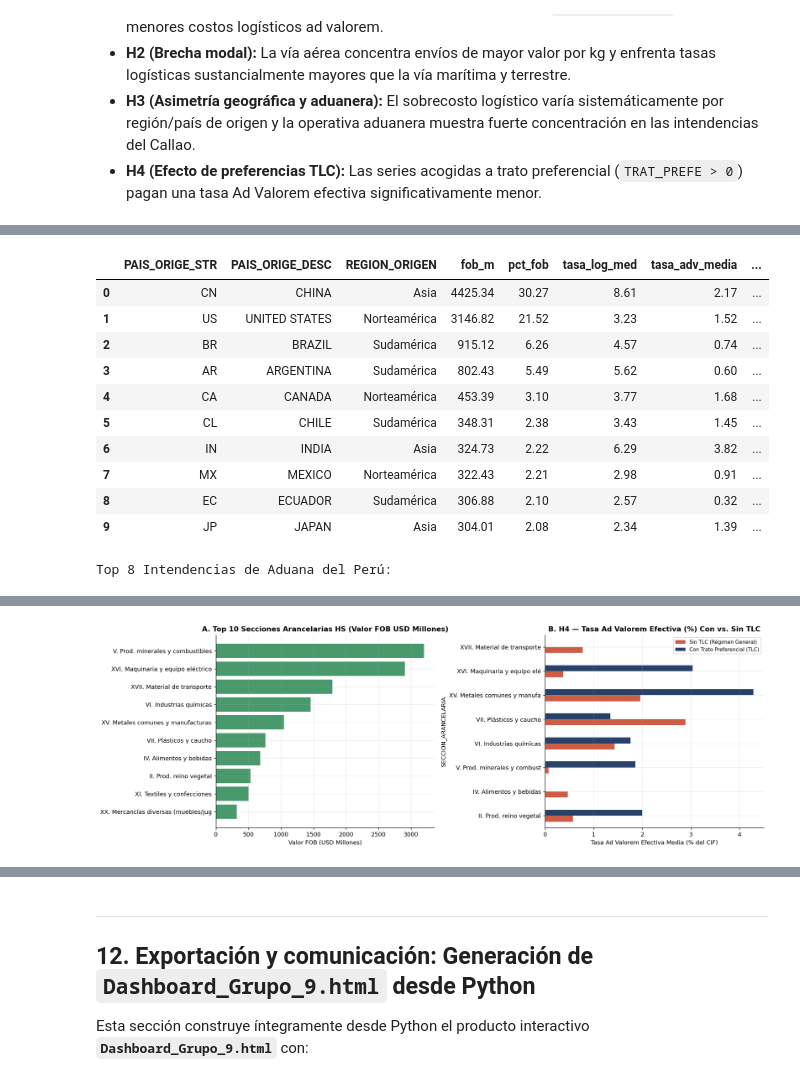
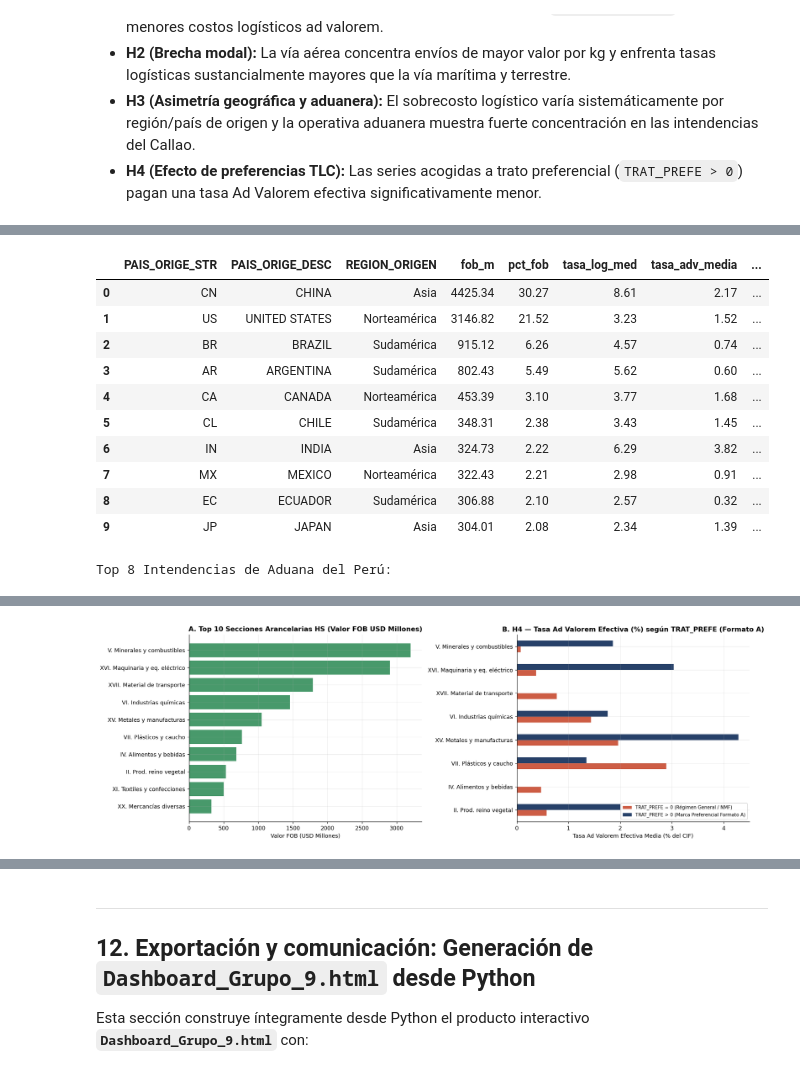
Before and after one commit to jshez612/sunat-importaciones-grupo9, a Jupyter notebook: 01_Notebook/Trabajo_Final_Grupo_9.ipynb, the cells around one changed output, grey strips where cells are left out. Drawn from its saved outputs; the diff is of its cells as text; code cells hidden in the pictures.

```diff
--- a/01_Notebook/Trabajo_Final_Grupo_9.ipynb
+++ b/01_Notebook/Trabajo_Final_Grupo_9.ipynb
@@ -860,7 +935,9 @@ mask_nonneg = (
     df["FLE_DOLAR"].notna() & (df["FLE_DOLAR"] >= 0) &
     df["SEG_DOLAR"].notna() & (df["SEG_DOLAR"] >= 0) &
     (df["ADV_DOLAR"] >= 0) & (df["IGV_DOLAR"] >= 0) &
-    (df["IPM_DOLAR"] >= 0) & (df["ISC_DOLAR"] >= 0)
+    (df["IPM_DOLAR"] >= 0) & (df["ISC_DOLAR"] >= 0) &
+    (df["DES_DOLAR"] >= 0) & (df["IPA_DOLAR"] >= 0) &
+    (df["SAD_DOLAR"] >= 0) & (df["DER_ADUM"] >= 0)
 )
 df = df[mask_nonneg].copy()
 log_step("4. No negatividad de flete, seguro y tributos", df, "Consistencia contable y tributaria aduanera")
@@ -885,6 +962,8 @@ df["PAGO_INMEDIATO"] = (df["FECH_CANCE"] > 0).astype(np.int8)
 # Paso 7: Decodificación contra catálogos oficiales de SUNAT
 map_pais = dict(zip(catalogos["paises"]["codigo"], catalogos["paises"]["descripcion"]))
 map_aduana = dict(zip(catalogos["aduanas"]["codigo"], catalogos["aduanas"]["descripcion"]))
+# Suplemento auditable: código 370 (Intendencia de Aduana de Chancay, ausente en Aduanas.zip legado)
+map_aduana["370"] = "CHANCAY (COD. 370)"
 map_via = dict(zip(catalogos["med_transporte"]["codigo"], catalogos["med_transporte"]["descripcion"]))
 map_est = dict(zip(catalogos["est_mercancia"]["codigo"], catalogos["est_mercancia"]["descripcion"]))
 map_doc = dict(zip(catalogos["documento"]["codigo"], catalogos["documento"]["descripcion"]))
@@ -1006,9 +1085,11 @@ df["CIF_DOLAR"] = (df["FOB_DOLPOL"] + df["FLE_DOLAR"] + df["SEG_DOLAR"]).astype(
 df["SOBRECOSTO_LOG_USD"] = (df["FLE_DOLAR"] + df["SEG_DOLAR"]).astype(np.float32)
 df["TASA_LOGISTICA_PCT"] = (100.0 * df["SOBRECOSTO_LOG_USD"] / df["FOB_DOLPOL"]).astype(np.float32)
 
-# Auditoría de outliers en TASA_LOGISTICA_PCT (winsorización al percentil 99.5 sin eliminar filas)
-p995_log = float(np.nanpercentile(df["TASA_LOGISTICA_PCT"], 99.5))
-p99_log = float(np.nanpercentile(df["TASA_LOGISTICA_PCT"], 99.0))
+# Auditoría de outliers en TASA_LOGISTICA_PCT (winsorización P99.5 estimada ESTRICTAMENTE en entrenamiento S01-S08 — cero fuga temporal)
+train_wins_mask = df["SEMANA"] <= 8
+p995_log = float(np.nanpercentile(df.loc[train_wins_mask, "TASA_LOGISTICA_PCT"], 99.5))
+p99_log = float(np.nanpercentile(df.loc[train_wins_mask, "TASA_LOGISTICA_PCT"], 99.0))
+p995_log_global_ref = float(np.nanpercentile(df["TASA_LOGISTICA_PCT"], 99.5))
 df["FLAG_OUTLIER_LOGISTICO"] = (df["TASA_LOGISTICA_PCT"] > p995_log).astype(np.int8)
 df["TASA_LOGISTICA_WINS"] = df["TASA_LOGISTICA_PCT"].clip(lower=0.0, upper=p995_log).astype(np.float32)
 df["LOG_TASA_LOGISTICA"] = np.log1p(df["TASA_LOGISTICA_WINS"]).astype(np.float32)
@@ -1030,7 +1111,7 @@ print("TRAZABILIDAD DE LIMPIEZA (ANTES VS DESPUÉS)")
 print("=" * 72)
 display(df_trazabilidad)
 print(f"\nVerificación de umbral docente (>2,000,000): CUMPLE ({len(df):,d} registros finales retenidos, {100*len(df)/total_raw_rows:.2f}%).")
-print(f"Umbral winsorización P99.5 de TASA_LOGISTICA_PCT: {p995_log:.2f}% (bandera FLAG_OUTLIER_LOGISTICO en {int(df['FLAG_OUTLIER_LOGISTICO'].sum()):,} filas).")
+print(f"Umbral winsorización P99.5 (estimado solo en train S01–S08): {p995_log:.2f}% | ref. global: {p995_log_global_ref:.2f}% | bandera FLAG_OUTLIER_LOGISTICO en {int(df['FLAG_OUTLIER_LOGISTICO'].sum()):,} filas.")
 print(f"RAM actual de df limpio: {format_mem_mb(df):.1f} MB")
 
 RESUMEN_METRICAS["limpieza"] = {
@@ -1038,7 +1119,8 @@ RESUMEN_METRICAS["limpieza"] = {
     "pct_retenido": round(100.0 * len(df) / total_raw_rows, 3),
     "peso_bruto_corregidos": n_peso_corr,
     "p99_tasa_logistica_pct": round(p99_log, 3),
-    "p995_tasa_logistica_pct": round(p995_log, 3),
+    "p995_tasa_logistica_train_pct": round(p995_log, 3),
+    "p995_tasa_logistica_global_ref_pct": round(p995_log_global_ref, 3),
     "n_outliers_logisticos_p995": int(df["FLAG_OUTLIER_LOGISTICO"].sum()),
     "tabla_trazabilidad": trazabilidad,
 }
@@ -1313,26 +1399,61 @@ mw_u, mw_p = stats.mannwhitneyu(
     adv_sin_tlc.sample(min(100_000, len(adv_sin_tlc)), random_state=SEED),
     alternative="less"
 )
-print(f"[Contraste H4 — Preferencia TLC] Tasa ADV efectiva media: Con TLC = {adv_con_tlc.mean():.3f}% vs Sin TLC = {adv_sin_tlc.mean():.3f}% (Mann-Whitney p = {mw_p:.2e})")
-print(f"Proporción de series con trato preferencial TLC: {100*df['TIENE_TLC_PREF'].mean():.2f}%")
+print(f"[Contraste H4 — Preferencia TLC en Formato A] Tasa ADV efectiva media: Con TRAT_PREFE>0 = {adv_con_tlc.mean():.3f}% vs Sin = {adv_sin_tlc.mean():.3f}% (Mann-Whitney p = {mw_p:.2e})")
+print(f"Proporción de series con TRAT_PREFE > 0: {100*df['TIENE_TLC_PREF'].mean():.2f}% -> H4 NO confirmada en Formato A crudo (arancel NMF 0% + TPI completo en Ejemplar B).")
 print("\nTop 10 Países de Origen por Valor FOB:")
 display(eda_paises.head(10)[["PAIS_ORIGE_STR", "PAIS_ORIGE_DESC", "REGION_ORIGEN", "fob_m", "pct_fob", "tasa_log_med", "tasa_adv_media", "pct_tlc"]].round(2))
 print("\nTop 8 Intendencias de Aduana del Perú:")
 display(eda_aduanas.head(8).round(2))
 
-# Figura 3: Top 12 Países de Origen y Top 8 Aduanas
-fig, axes = plt.subplots(1, 2, figsize=(16, 5.5))
+# Etiquetas limpias para visualización sin truncamientos a mitad de palabra
+PAIS_CLEAN_LABELS = {
+    "BOLIVIA, PLURINATIONAL STATE OF": "BOLIVIA",
+    "KOREA, REPUBLIC OF": "COREA DEL SUR",
+    "TAIWAN, PROVINCE OF CHINA": "TAIWAN",
+    "VIET NAM": "VIETNAM",
+    "UNITED STATES": "ESTADOS UNIDOS",
+    "BRAZIL": "BRASIL",
+    "JAPAN": "JAPON",
+}
+HS_SHORT_LABELS = {
+    "I. Animales y prod. reino animal": "I. Animales y reino animal",
+    "II. Prod. reino vegetal": "II. Prod. reino vegetal",
+    "III. Grasas y aceites": "III. Grasas y aceites",
+    "IV. Alimentos y bebidas": "IV. Alimentos y bebidas",
+    "V. Prod. minerales y combustibles": "V. Minerales y combustibles",
+    "VI. Industrias químicas": "VI. Industrias químicas",
+    "VII. Plásticos y caucho": "VII. Plásticos y caucho",
+    "VIII. Pieles y cueros": "VIII. Pieles y cueros",
+    "IX. Madera y corcho": "IX. Madera y corcho",
+    "X. Papel y cartón": "X. Papel y cartón",
+    "XI. Textiles y confecciones": "XI. Textiles y confecciones",
+    "XII. Calzado y sombrerería": "XII. Calzado y sombrerería",
+    "XIII. Piedra, cemento y vidrio": "XIII. Piedra, cemento y vidrio",
+    "XIV. Piedras y metales preciosos": "XIV. Piedras/metales preciosos",
+    "XV. Metales comunes y manufacturas": "XV. Metales y manufacturas",
+    "XVI. Maquinaria y equipo eléctrico": "XVI. Maquinaria y eq. eléctrico",
+    "XVII. Material de transporte": "XVII. Material de transporte",
+    "XVIII. Instrumentos ópticos y precisión": "XVIII. Óptica y precisión",
+    "XIX. Armas y municiones": "XIX. Armas y municiones",
+    "XX. Mercancías diversas (muebles/juguetes)": "XX. Mercancías diversas",
+    "XXI. Objetos de arte y especiales": "XXI. Arte y especiales",
+}
+
+# Figura 3: Top 12 Países de Origen y Top 8 Aduanas (incluye Chancay cód. 370)
+fig, axes = plt.subplots(1, 2, figsize=(16, 5.6))
 top12_p = eda_paises.head(12).iloc[::-1]
-bars = axes[0].barh(top12_p["PAIS_ORIGE_DESC"].astype(str).str[:24], top12_p["fob_m"], color=PALETTE_ULIMA[0], alpha=0.9)
+lbl_paises = top12_p["PAIS_ORIGE_DESC"].astype(str).map(lambda s: PAIS_CLEAN_LABELS.get(s, s))
+bars = axes[0].barh(lbl_paises, top12_p["fob_m"], color=PALETTE_ULIMA[0], alpha=0.9)
 axes[0].set_title("A. Top 12 Países de Origen (FOB USD Millones y Tasa Logística Mediana)")
 axes[0].set_xlabel("Valor FOB (USD Millones)")
 for bar, tl in zip(bars, top12_p["tasa_log_med"]):
     axes[0].text(bar.get_width() + top12_p["fob_m"].max()*0.015, bar.get_y() + bar.get_height()/2,
                  f"{tl:.1f}% log.", va="center", fontsize=8.5, color=PALETTE_ULIMA[1], fontweight="bold")
-axes[0].set_xlim(0, top12_p["fob_m"].max() * 1.22)
+axes[0].set_xlim(0, top12_p["fob_m"].max() * 1.24)
 
 top8_a = eda_aduanas.head(8).iloc[::-1]
-bars2 = axes[1].barh(top8_a["ADUANA_DESC"].astype(str).str[:26], top8_a["fob_m"], color=PALETTE_ULIMA[3], alpha=0.9)
+bars2 = axes[1].barh(top8_a["ADUANA_DESC"].astype(str), top8_a["fob_m"], color=PALETTE_ULIMA[3], alpha=0.9)
 axes[1].set_title("B. Concentración Aduanera en el Perú (Top 8 Intendencias)")
 axes[1].set_xlabel("Valor FOB (USD Millones)")
 for bar, pf in zip(bars2, top8_a["pct_fob"]):
@@ -1344,22 +1465,25 @@ plt.tight_layout()
 plt.savefig(FIG_DIR / "fig03_geografia_origen_y_aduanas.png", bbox_inches="tight")
 plt.show()
 
-# Figura 4: Efecto TLC y Secciones Arancelarias HS
-fig, axes = plt.subplots(1, 2, figsize=(16, 5.5))
+# Figura 4: Efecto TLC (H4) y Secciones Arancelarias HS
+fig, axes = plt.subplots(1, 2, figsize=(16.5, 5.6))
 top10_sec = eda_secciones.head(10).iloc[::-1]
-axes[0].barh(top10_sec["SECCION_ARANCELARIA"].astype(str).str[:36], top10_sec["fob_m"], color=PALETTE_ULIMA[2], alpha=0.88)
+axes[0].barh(top10_sec["SECCION_ARANCELARIA"].astype(str).map(lambda s: HS_SHORT_LABELS.get(s, s)),
+             top10_sec["fob_m"], color=PALETTE_ULIMA[2], alpha=0.88)
 axes[0].set_title("A. Top 10 Secciones Arancelarias HS (Valor FOB USD Millones)")
 axes[0].set_xlabel("Valor FOB (USD Millones)")
 
-tlc_sec = df[df["SECCION_ARANCELARIA"].isin(eda_secciones.head(8)["SECCION_ARANCELARIA"])].groupby(
+top8_sec_order = eda_secciones.head(8)["SECCION_ARANCELARIA"].tolist()
+tlc_sec = df[df["SECCION_ARANCELARIA"].isin(top8_sec_order)].groupby(
     ["SECCION_ARANCELARIA", "TIENE_TLC_PREF"], observed=True
-)["TASA_ADV_EFECTIVA_PCT"].mean().unstack(fill_value=0)
-tlc_sec.index = tlc_sec.index.astype(str).str[:28]
-tlc_sec.columns = ["Sin TLC (Régimen General)", "Con Trato Preferencial (TLC)"]
+)["TASA_ADV_EFECTIVA_PCT"].mean().unstack(fill_value=0).reindex(top8_sec_order[::-1])
+tlc_sec.index = [HS_SHORT_LABELS.get(str(s), str(s)) for s in tlc_sec.index]
+tlc_sec.columns = ["TRAT_PREFE = 0 (Régimen General / NMF)", "TRAT_PREFE > 0 (Marca Preferencial Formato A)"]
 tlc_sec.plot(kind="barh", ax=axes[1], color=[PALETTE_ULIMA[4], PALETTE_ULIMA[0]], alpha=0.9)
-axes[1].set_title("B. H4 — Tasa Ad Valorem Efectiva (%) Con vs. Sin TLC")
+axes[1].set_title("B. H4 — Tasa Ad Valorem Efectiva (%) según TRAT_PREFE (Formato A)")
 axes[1].set_xlabel("Tasa Ad Valorem Efectiva Media (% del CIF)")
-axes[1].legend(fontsize=8.5)
+axes[1].set_ylabel("")
+axes[1].legend(fontsize=8.2, loc="lower right")
 
 plt.tight_layout()
 plt.savefig(FIG_DIR / "fig04_tlc_arancel_y_secciones_hs.png", bbox_inches="tight")
@@ -1428,4 +1552,4 @@ Top 8 Intendencias de Aduana del Perú:
-[figure, old version]
+[figure, new version]
 # %% [markdown]
 ---
 ## 7. Ingeniería de variables económicas, prevención de fuga de información y exportación de `Base_Final_Grupo_9.parquet`
```
Also changed, not shown: parts of 32 cells of this notebook.
